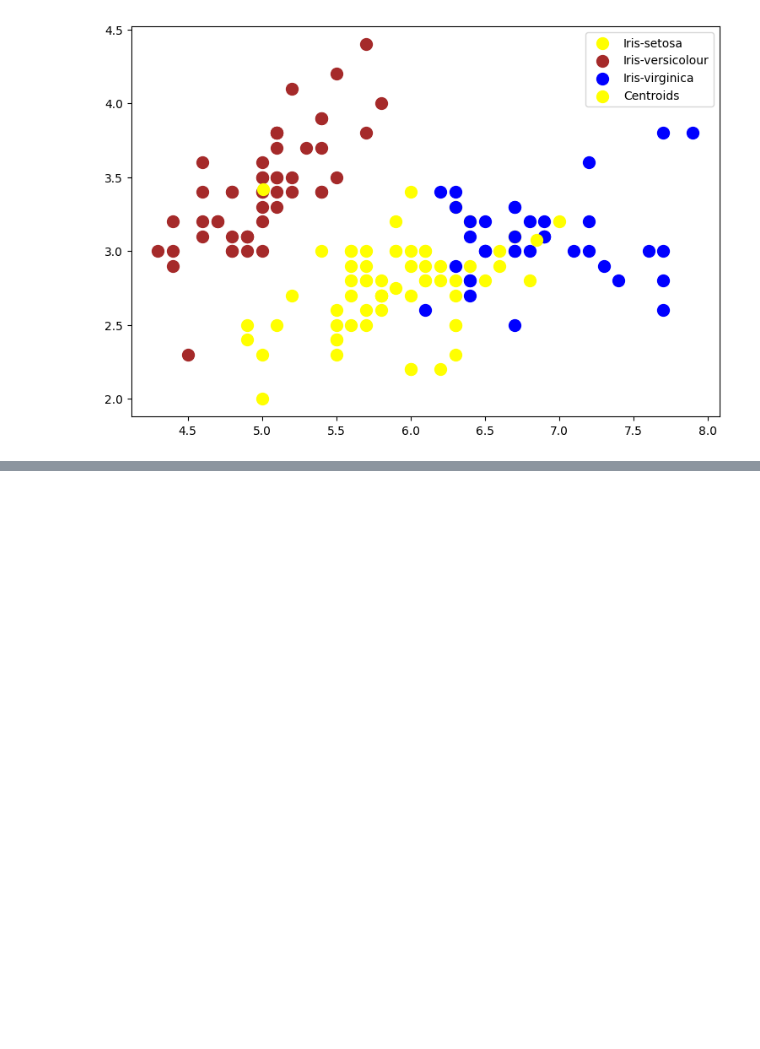
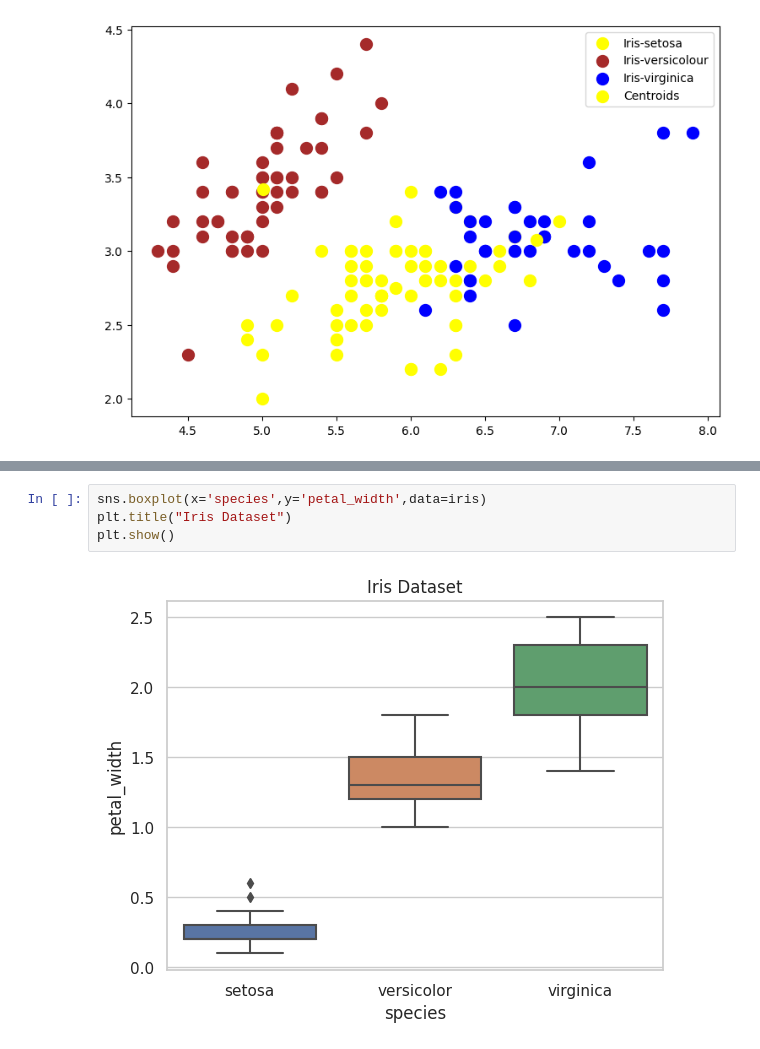
Before and after one commit to padmashree1995/sparks-foundation, a Jupyter notebook: task2_prediction_using_unsupervised_ML.ipynb, the cells around one changed output, grey strips where cells are left out. Saved outputs shown, nothing was run; the diff lists cells and outputs as text; blank space fills up the shorter version.

```diff
--- a/task2_prediction_using_unsupervised_ML.ipynb
+++ b/task2_prediction_using_unsupervised_ML.ipynb
@@ -184,0 +209,6 @@ plt.show()
+# %%
+sns.boxplot(x='species',y='petal_width',data=iris)
+plt.title("Iris Dataset")
+plt.show()
+# %% [output]
+[figure, added]
```
Also changed, not shown: parts of 8 cells of this notebook.
